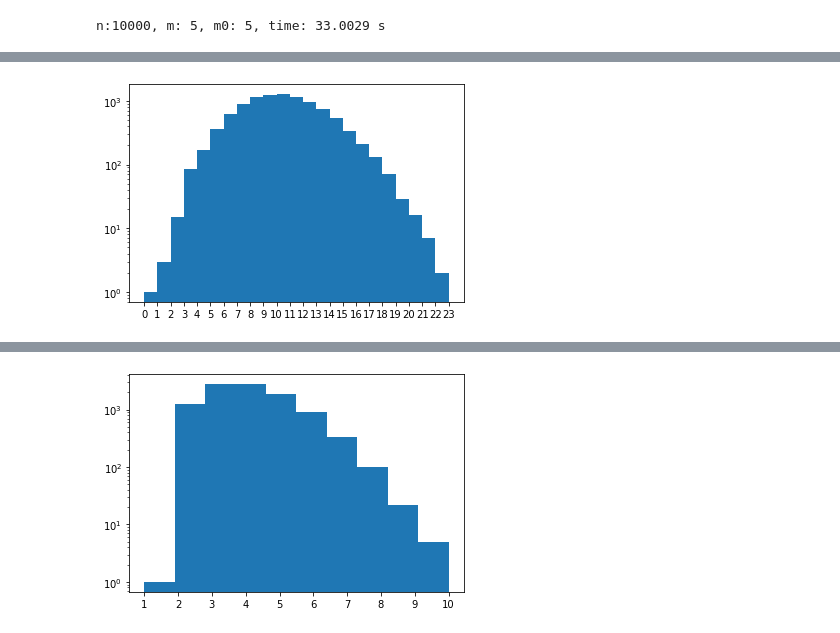
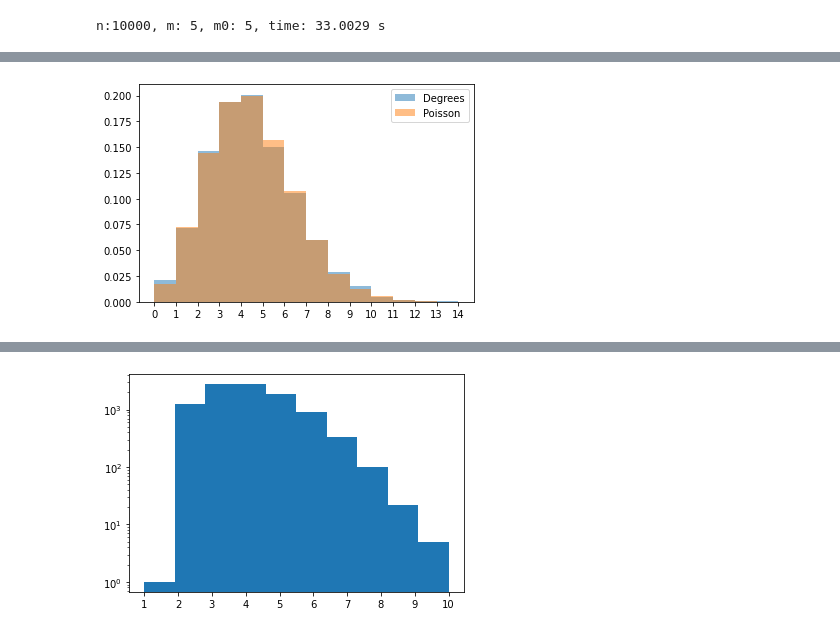
Before and after one commit to baton96/Complex-Networks, a Jupyter notebook: A2/A2.ipynb, the cells around one changed output, grey strips where cells are left out. Cells and saved outputs as stored; diff of their text form; code cells hidden in the pictures.

Commit message:
General A2 plot fixes

```diff
--- a/A2/A2.ipynb
+++ b/A2/A2.ipynb
@@ -221,12 +208,17 @@ plt.show()
-# %%
-g = ig.load("GNP/GNPn10000p0_001.net")
-x = g.degree()
-maxX = max(x)
-
-fig, ax = plt.subplots()
-plt.xticks(range(maxX+1))
-ax.hist(x, bins=maxX)
-ax.set_yscale('log')
-plt.show()
-# %% [output]
-[figure, removed]
+# %%
+g = ig.load("GNM/GNMn10000m20000.net")
+degrees = g.degree()
+degreesMax = max(degrees)
+degreesSize = len(degrees)
+degreesMean = sum(degrees)/degreesSize
+
+poisson = np.random.poisson(degreesMean, size=degreesSize)
+poissonMax = max(poisson)
+
+plt.hist(degrees, density=True, alpha=0.5, label="Degrees", bins=degreesMax)
+plt.hist(poisson, density=True, alpha=0.5, label="Poisson", bins=poissonMax)
+plt.xticks(range(degreesMax+1))
+plt.legend()
+plt.show()
+# %% [output]
+[figure, added]
```
Also changed, not shown: parts of 23 cells of this notebook.
